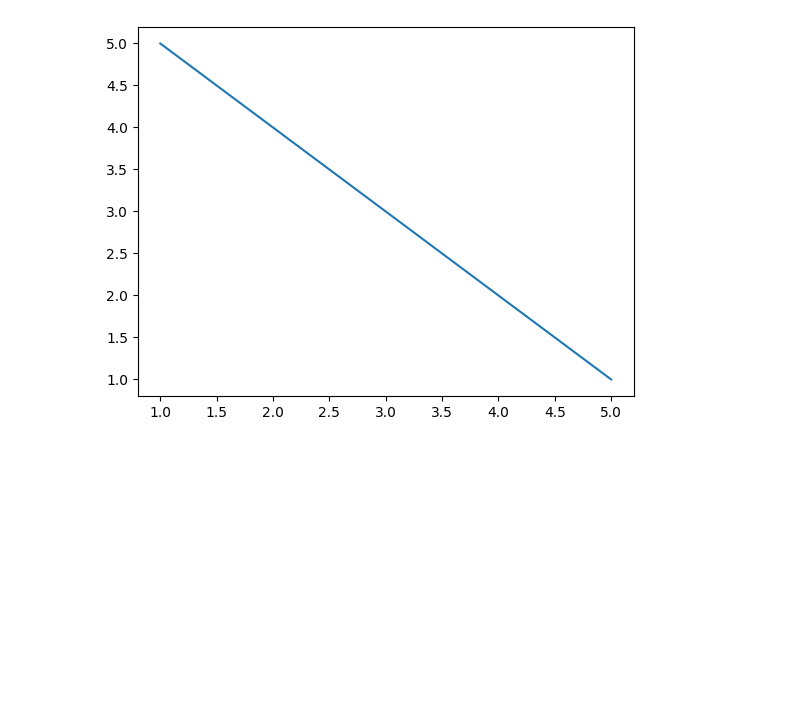
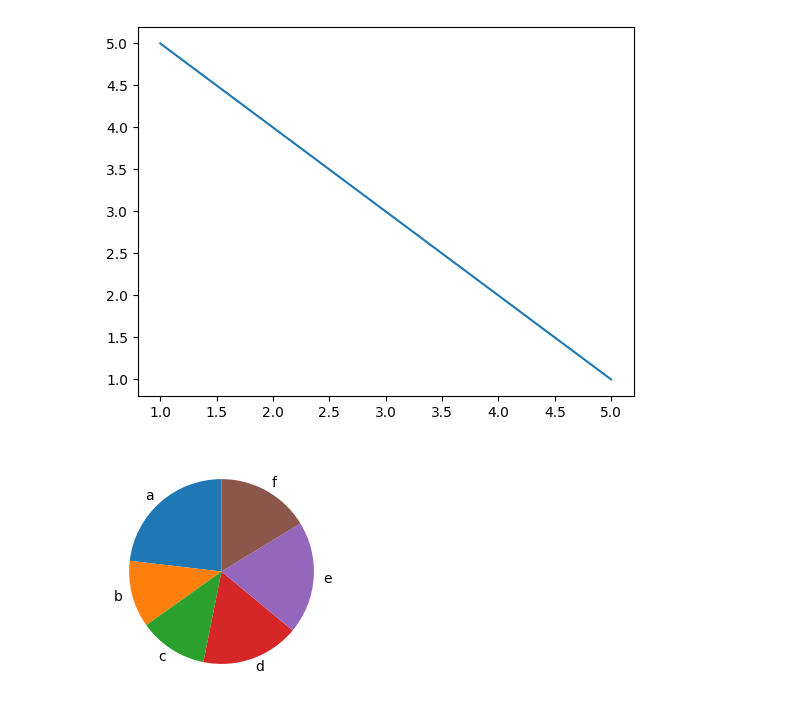
Before and after one commit to kk-shetty/Data_Science_Masters, a Jupyter notebook: Live Class Notes/visualization_matplotlib.ipynb, the cells around one changed output. Cells and saved outputs as stored; diff of their text form; code cells hidden in the pictures; blank space fills up the shorter version.

```diff
--- a/Live Class Notes/visualization_matplotlib.ipynb
+++ b/Live Class Notes/visualization_matplotlib.ipynb
@@ -215,3 +215,11 @@ plt.plot(x,y)
 plt.show()
 # %% [output]
 [figure]
+# %%
+x = ['a', 'b', 'c', 'd', 'e', 'f']
+y = np.random.randint(20, 100, 6)
+plt.figure(figsize=(4, 3))
+plt.pie(x=y,labels=x, startangle=90)
+plt.show()
+# %% [output]
+[figure, added]
```
Also changed, not shown: 3 other files.
